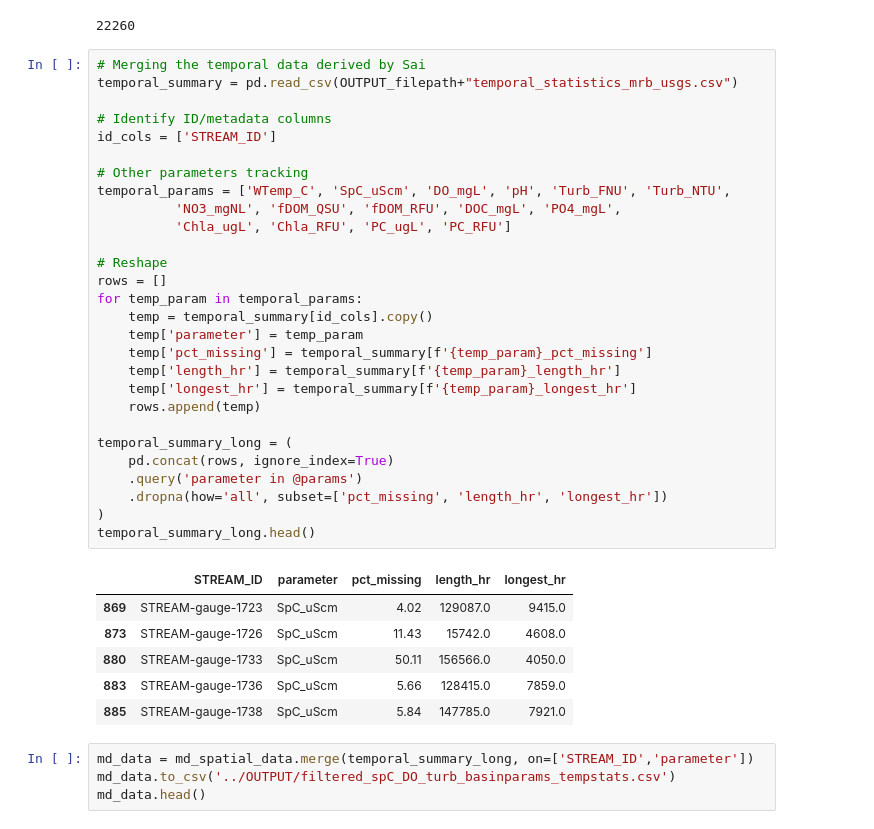
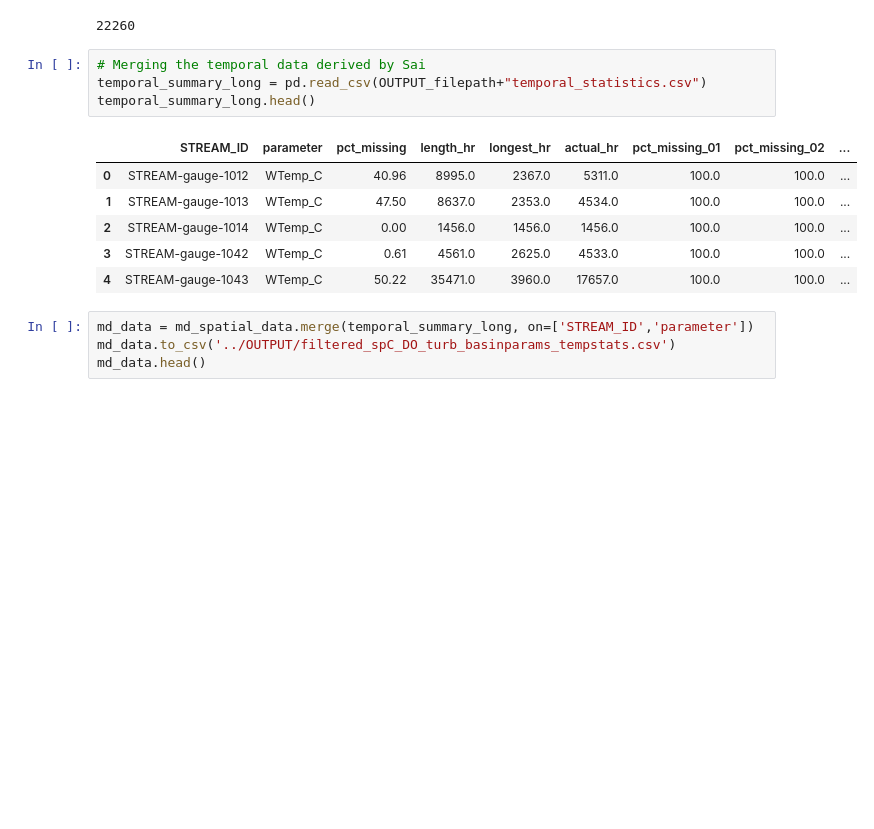
Before and after one commit to jtkemper/stream-analysis, a Jupyter notebook: spatial_pattern_basinatlas.ipynb, the cells around one changed output. Saved outputs shown, nothing was run; the diff lists cells and outputs as text; blank space fills up the shorter version.

```diff
--- a/spatial_pattern_basinatlas.ipynb
+++ b/spatial_pattern_basinatlas.ipynb
@@ -132,39 +121,15 @@ md_spatial_data.size
 22260
 # %%
 # Merging the temporal data derived by Sai
-temporal_summary = pd.read_csv(OUTPUT_filepath+"temporal_statistics_mrb_usgs.csv")
-
-# Identify ID/metadata columns
-id_cols = ['STREAM_ID']
-
-# Other parameters tracking
-temporal_params = ['WTemp_C', 'SpC_uScm', 'DO_mgL', 'pH', 'Turb_FNU', 'Turb_NTU',
-          'NO3_mgNL', 'fDOM_QSU', 'fDOM_RFU', 'DOC_mgL', 'PO4_mgL',
-          'Chla_ugL', 'Chla_RFU', 'PC_ugL', 'PC_RFU']
-
-# Reshape
-rows = []
-for temp_param in temporal_params:
-    temp = temporal_summary[id_cols].copy()
-    temp['parameter'] = temp_param
-    temp['pct_missing'] = temporal_summary[f'{temp_param}_pct_missing']
-    temp['length_hr'] = temporal_summary[f'{temp_param}_length_hr']
-    temp['longest_hr'] = temporal_summary[f'{temp_param}_longest_hr']
-    rows.append(temp)
-
-temporal_summary_long = (
-    pd.concat(rows, ignore_index=True)
-    .query('parameter in @params')
-    .dropna(how='all', subset=['pct_missing', 'length_hr', 'longest_hr'])
-)
+temporal_summary_long = pd.read_csv(OUTPUT_filepath+"temporal_statistics.csv")
 temporal_summary_long.head()
 # %% [output]
-|  | STREAM_ID | parameter | pct_missing | length_hr | longest_hr |
-| 869 | STREAM-gauge-1723 | SpC_uScm | 4.02 | 129087.0 | 9415.0 |
-| 873 | STREAM-gauge-1726 | SpC_uScm | 11.43 | 15742.0 | 4608.0 |
-| 880 | STREAM-gauge-1733 | SpC_uScm | 50.11 | 156566.0 | 4050.0 |
-| 883 | STREAM-gauge-1736 | SpC_uScm | 5.66 | 128415.0 | 7859.0 |
-| 885 | STREAM-gauge-1738 | SpC_uScm | 5.84 | 147785.0 | 7921.0 |
+|  | STREAM_ID | parameter | pct_missing | length_hr | longest_hr | actual_hr | pct_missing_01 | pct_missing_02 | ... |
+| 0 | STREAM-gauge-1012 | WTemp_C | 40.96 | 8995.0 | 2367.0 | 5311.0 | 100.0 | 100.0 | ... |
+| 1 | STREAM-gauge-1013 | WTemp_C | 47.50 | 8637.0 | 2353.0 | 4534.0 | 100.0 | 100.0 | ... |
+| 2 | STREAM-gauge-1014 | WTemp_C | 0.00 | 1456.0 | 1456.0 | 1456.0 | 100.0 | 100.0 | ... |
+| 3 | STREAM-gauge-1042 | WTemp_C | 0.61 | 4561.0 | 2625.0 | 4533.0 | 100.0 | 100.0 | ... |
+| 4 | STREAM-gauge-1043 | WTemp_C | 50.22 | 35471.0 | 3960.0 | 17657.0 | 100.0 | 100.0 | ... |
 # %%
 md_data = md_spatial_data.merge(temporal_summary_long, on=['STREAM_ID','parameter'])
 md_data.to_csv('../OUTPUT/filtered_spC_DO_turb_basinparams_tempstats.csv')
```
Also changed, not shown: parts of 7 cells of this notebook, 1 other file.
